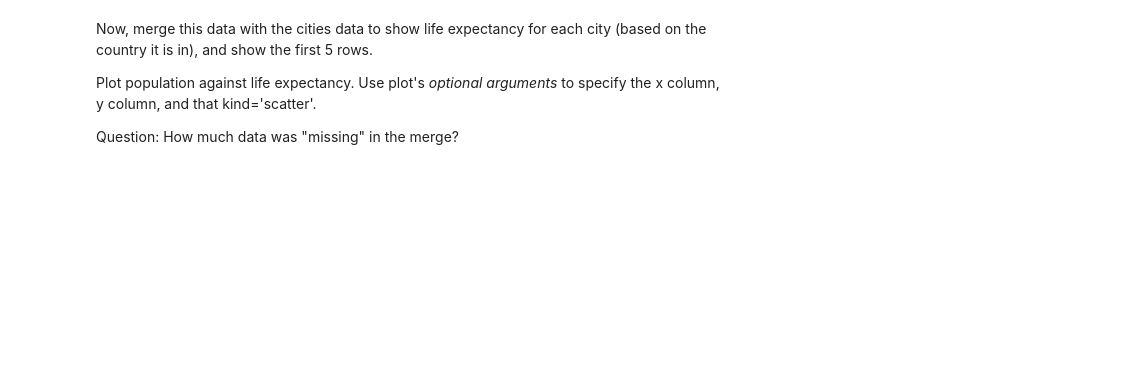
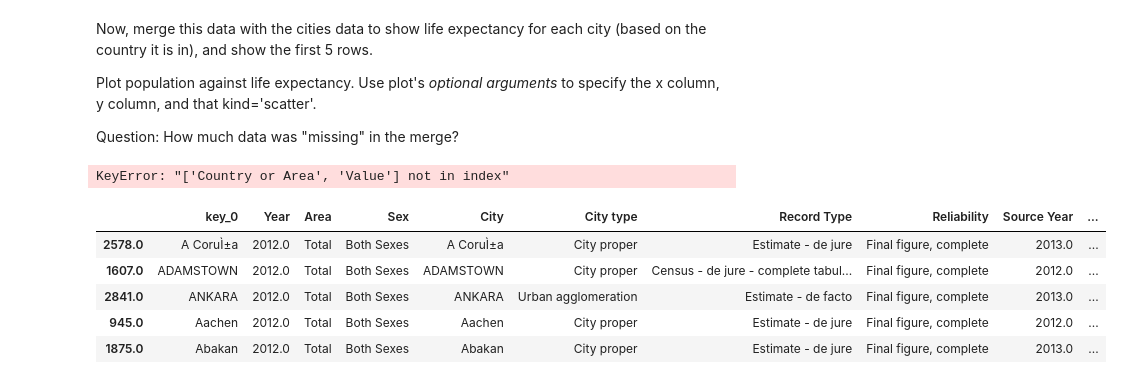
Before and after one commit to szofivardy-dev/QM2, a Jupyter notebook: W3_Merging_and_Joining_in_Python.ipynb, the cells around one changed output. Cells and saved outputs as stored; diff of their text form; code cells hidden in the pictures; blank space fills up the shorter version.

```diff
--- a/W3_Merging_and_Joining_in_Python.ipynb
+++ b/W3_Merging_and_Joining_in_Python.ipynb
@@ -425,3 +480,26 @@ Now, merge this data with the cities data to show life expectancy for each city
 Plot population against life expectancy. Use plot's *optional arguments* to specify the x column, y column, and that kind='scatter'.
 
 Question: How much data was "missing" in the merge?
+# %%
+#clean cities df to show only life expectancy
+
+cities = cities[['City', 'Country or Area', 'Value']]
+cities.rename(columns={'Value':'Life Expectancy'}, inplace=True)
+cities = cities.set_index('Country or Area')
+
+#cities.head()
+#merge the two data frames
+
+cities_life = life.merge(cities, left_index=True, right_index=True, how='left')
+cities_life.head()
+# %% [output]
+KeyError: "['Country or Area', 'Value'] not in index"
+# %%
+cities.head()
+# %% [output]
+|  | key_0 | Year | Area | Sex | City | City type | Record Type | Reliability | Source Year | ... |
+| 2578.0 | A CoruÌ±a | 2012.0 | Total | Both Sexes | A CoruÌ±a | City proper | Estimate - de jure | Final figure, complete | 2013.0 | ... |
+| 1607.0 | ADAMSTOWN | 2012.0 | Total | Both Sexes | ADAMSTOWN | City proper | Census - de jure - complete tabul... | Final figure, complete | 2012.0 | ... |
+| 2841.0 | ANKARA | 2012.0 | Total | Both Sexes | ANKARA | Urban agglomeration | Estimate - de facto | Final figure, complete | 2013.0 | ... |
+| 945.0 | Aachen | 2012.0 | Total | Both Sexes | Aachen | City proper | Estimate - de jure | Final figure, complete | 2012.0 | ... |
+| 1875.0 | Abakan | 2012.0 | Total | Both Sexes | Abakan | City proper | Estimate - de jure | Final figure, complete | 2013.0 | ... |
```
Also changed, not shown: parts of 24 cells of this notebook.
